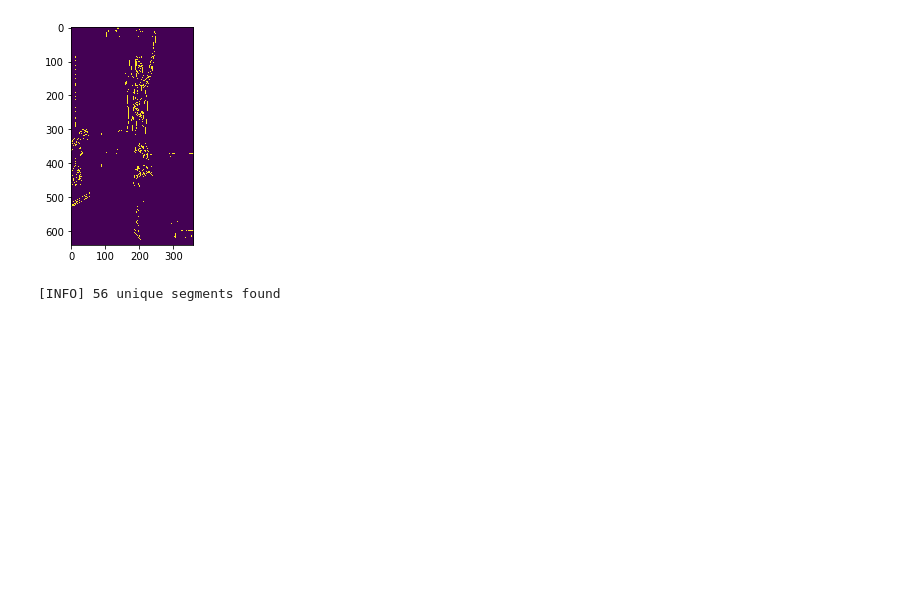
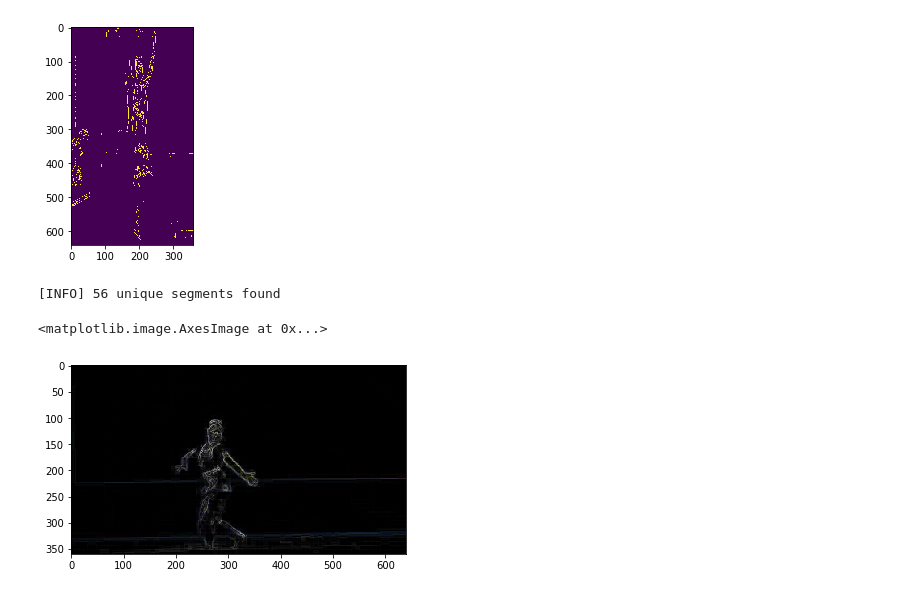
Before and after one commit to rishabhguptagithub/ICD, a Jupyter notebook: code_Dace_rough.ipynb, the cells around one changed output. Saved outputs shown, nothing was run; the diff lists cells and outputs as text; code cells hidden in the pictures; blank space fills up the shorter version.

```diff
--- a/code_Dace_rough.ipynb
+++ b/code_Dace_rough.ipynb
@@ -263,6 +263,16 @@ cv2.imshow("Output", image)
 cv2.waitKey(0)
 # %% [output]
 [INFO] 56 unique segments found
+# %%
+im=cv.imread('test.jpg')
+im=np.float32(im)/255.0
+gx = cv.Sobel(im, cv.CV_32F, 1, 0, ksize=1)
+gy = cv.Sobel(im, cv.CV_32F, 0, 1, ksize=1)
+mag, angle = cv.cartToPolar(gx, gy, angleInDegrees=True)
+plt.imshow(mag)
+# %% [output]
+<matplotlib.image.AxesImage at 0x...>
+[figure, added]
 # %%
 from sklearn.mixture import GMM
 from sklearn.decomposition import PCA
```
Also changed, not shown: parts of 19 cells of this notebook.
